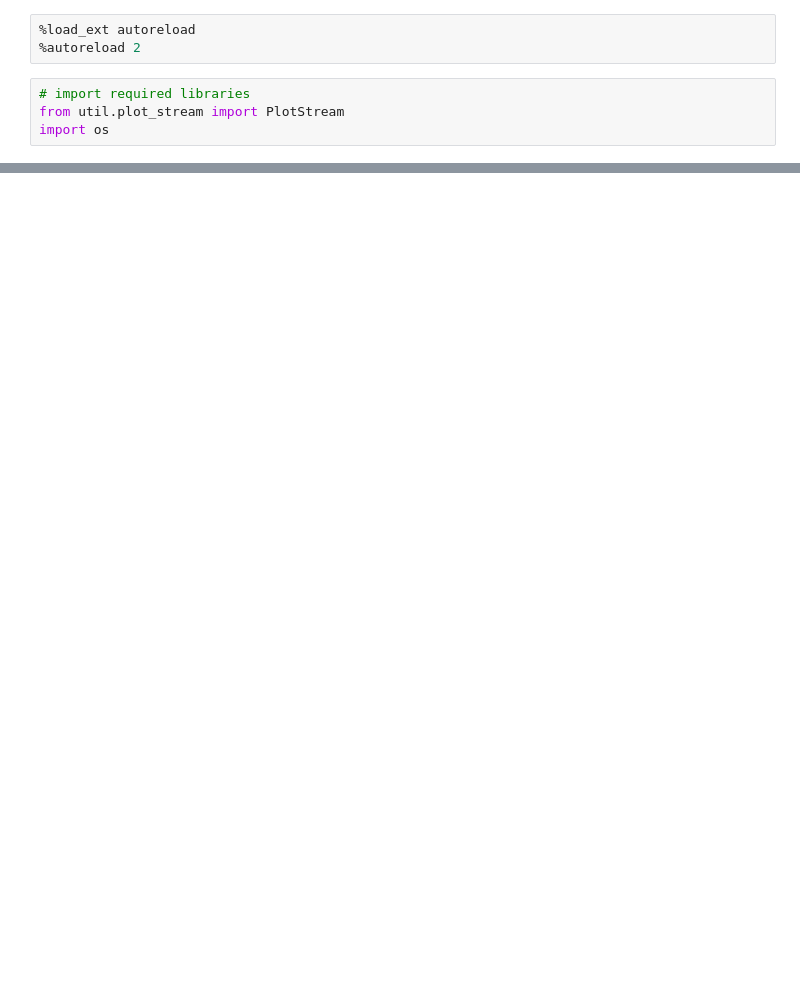
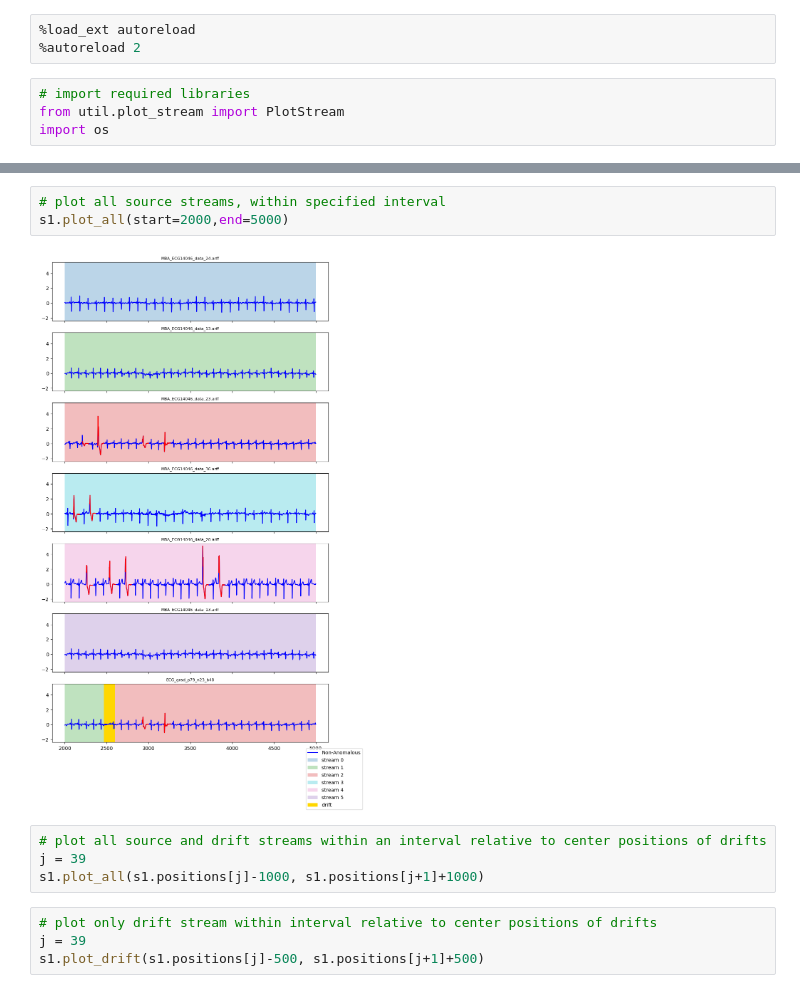
Before and after one commit to mac-dsl/AnomalyDriftDetection, a Jupyter notebook: view_drift.ipynb, the cells around one changed output, grey strips where cells are left out. Saved outputs shown, nothing was run; the diff lists cells and outputs as text; blank space fills up the shorter version.

```diff
--- a/view_drift.ipynb
+++ b/view_drift.ipynb
@@ -41,0 +20,13 @@ s1.plot_anomaly_k_with_source(i, 7500)
+# %%
+# plot all source streams, within specified interval
+s1.plot_all(start=2000,end=5000)
+# %% [output]
+[figure, added]
+# %%
+# plot all source and drift streams within an interval relative to center positions of drifts
+j = 39
+s1.plot_all(s1.positions[j]-1000, s1.positions[j+1]+1000)
+# %%
+# plot only drift stream within interval relative to center positions of drifts
+j = 39
+s1.plot_drift(s1.positions[j]-500, s1.positions[j+1]+500)
```
Also changed, not shown: parts of 13 cells of this notebook, 1 other file.
